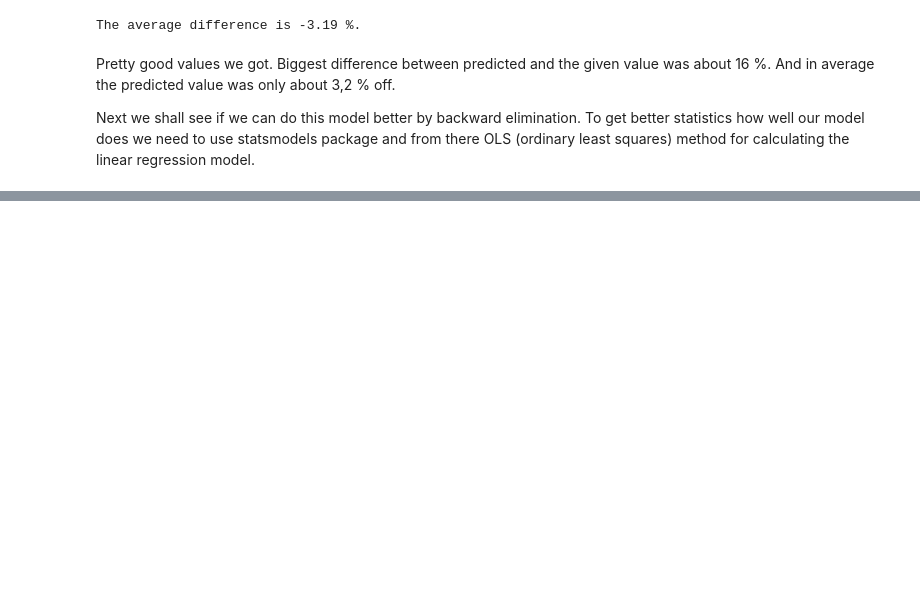
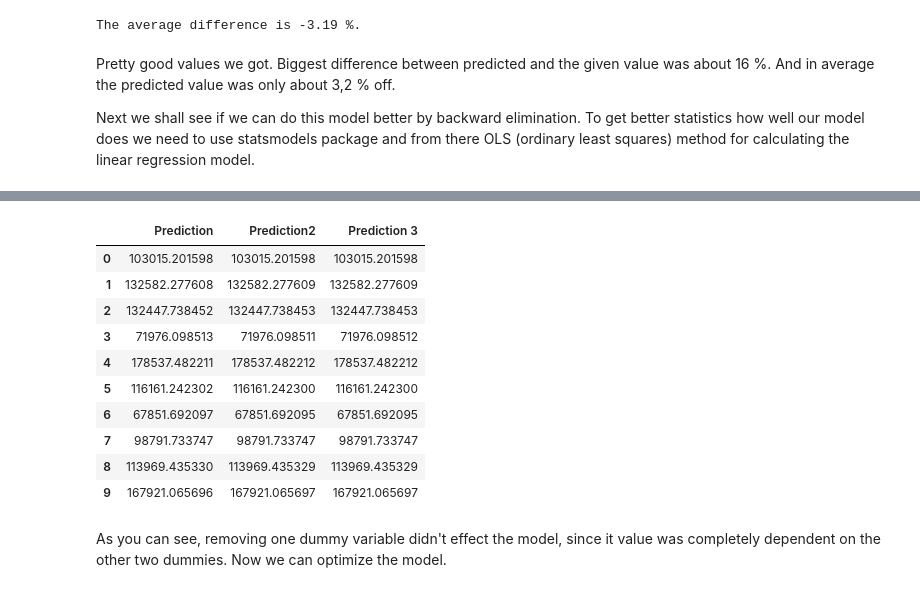
Before and after one commit to sarogov/Machine-Learning-course-projects, a Jupyter notebook: Backward_elimination_linear_regression.ipynb, the cells around one changed output, grey strips where cells are left out. Saved outputs shown, nothing was run; the diff lists cells and outputs as text; code cells hidden in the pictures; blank space fills up the shorter version.

```diff
--- a/Backward_elimination_linear_regression.ipynb
+++ b/Backward_elimination_linear_regression.ipynb
@@ -181,6 +201,5 @@ model = sm.OLS(y_train,Xs)
-# %%
-import statsmodels.api as sm
-Xs = sm.add_constant(X_train)
-Xs = np.array(Xs, dtype =float)
-y_train = np.array(y_train, dtype =float)
-model = sm.OLS(y_train,Xs)
+# %%
+X_test = sm.add_constant(X_test)
+y_pred = regressor.predict(X_test)
+results['Prediction2'] = y_pred
+results[['Prediction','Prediction2']]
@@ -186,0 +220,3 @@ model = sm.OLS(y_train,Xs)
+# %%
+Xs = Xs[:,:-1]
+print(Xs)
@@ -186,0 +241,3 @@ model = sm.OLS(y_train,Xs)
+# %%
+regressor = sm.OLS(y_train,Xs).fit()
+print(regressor.summary())
@@ -186,0 +262,19 @@ model = sm.OLS(y_train,Xs)
+# %%
+X_test = X_test[:,:-1] #Removing the same dummy variable from here.
+y_pred3 = regressor.predict(X_test)
+results['Prediction 3'] = y_pred3
+results[['Prediction','Prediction2', 'Prediction 3']]
+# %% [output]
+|  | Prediction | Prediction2 | Prediction 3 |
+| 0 | 103015.201598 | 103015.201598 | 103015.201598 |
+| 1 | 132582.277608 | 132582.277609 | 132582.277609 |
+| 2 | 132447.738452 | 132447.738453 | 132447.738453 |
+| 3 | 71976.098513 | 71976.098511 | 71976.098512 |
+| 4 | 178537.482211 | 178537.482212 | 178537.482212 |
+| 5 | 116161.242302 | 116161.242300 | 116161.242300 |
+| 6 | 67851.692097 | 67851.692095 | 67851.692095 |
+| 7 | 98791.733747 | 98791.733747 | 98791.733747 |
+| 8 | 113969.435330 | 113969.435329 | 113969.435329 |
+| 9 | 167921.065696 | 167921.065697 | 167921.065697 |
+# %% [markdown]
+As you can see, removing one dummy variable didn't effect the model, since it value was completely dependent on the other two dummies. Now we can optimize the model.
```
Also changed, not shown: parts of 40 cells of this notebook.
